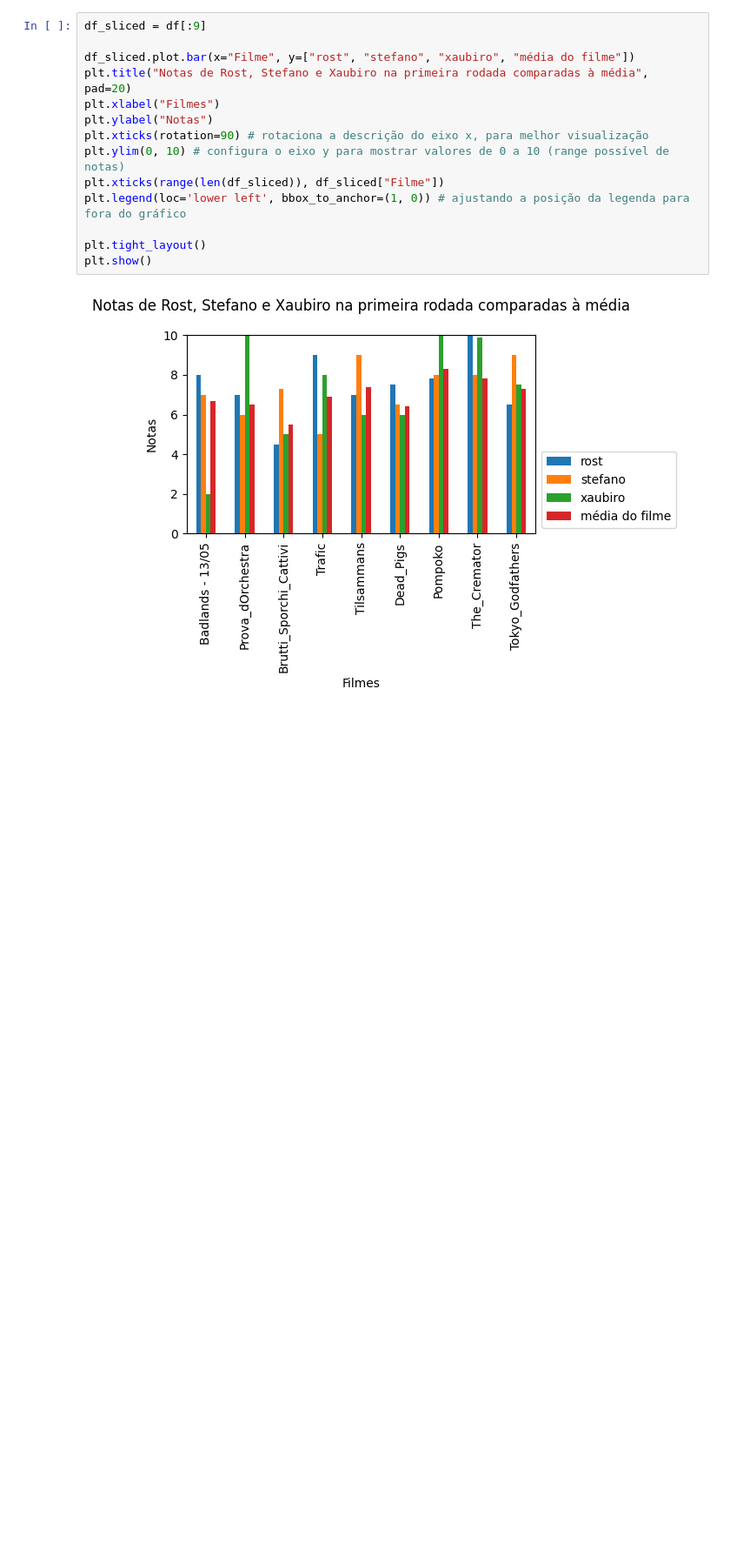
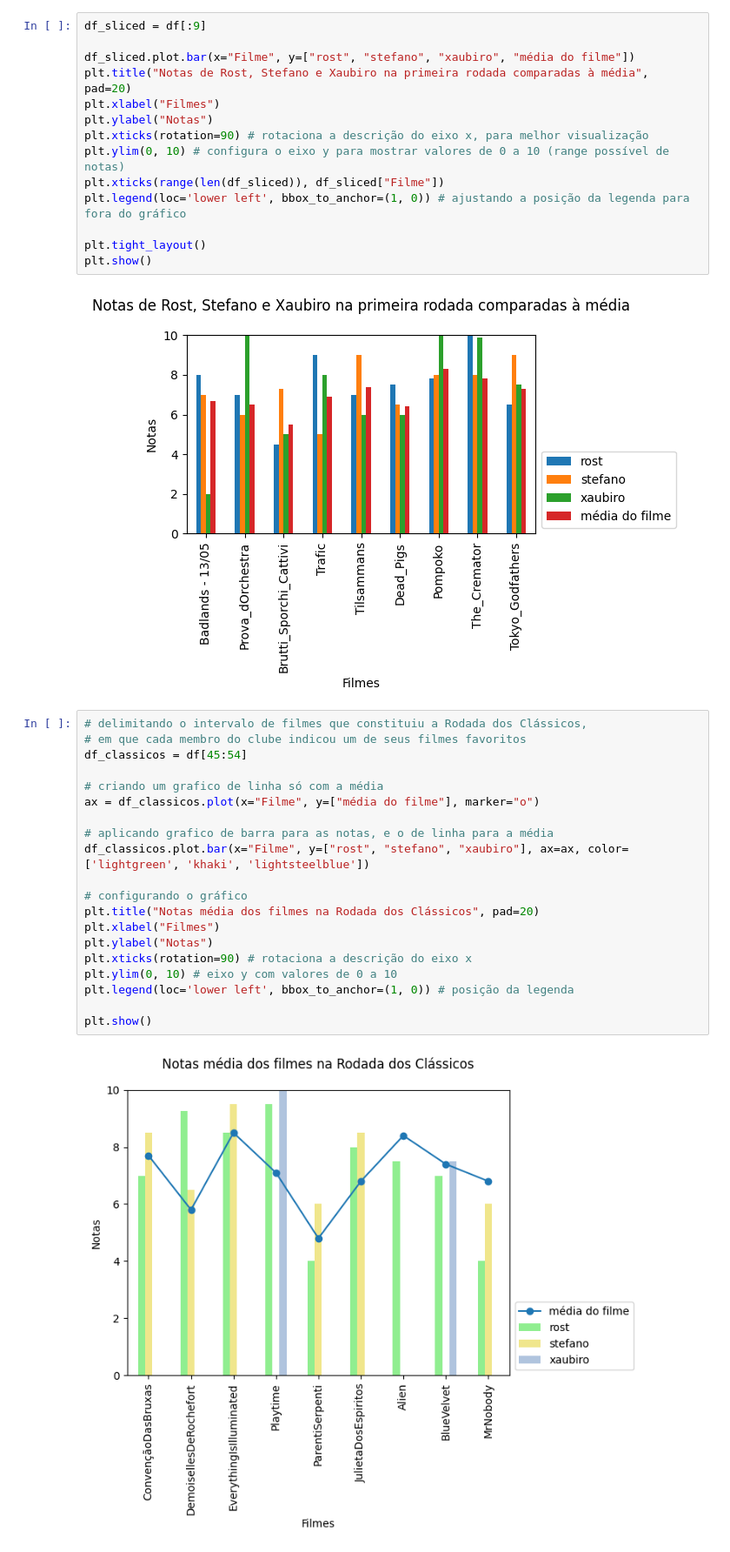
Before and after one commit to feliperost/cineclube, a Jupyter notebook: Cineclube_teste.ipynb, the cells around one changed output. Shown: that part at 87% size. Saved outputs shown, nothing was run; the diff lists cells and outputs as text; blank space fills up the shorter version.

```diff
--- a/Cineclube_teste.ipynb
+++ b/Cineclube_teste.ipynb
@@ -86,3 +86,25 @@ plt.tight_layout()
 plt.show()
 # %% [output]
 [figure]
+# %%
+# delimitando o intervalo de filmes que constituiu a Rodada dos Clássicos,
+# em que cada membro do clube indicou um de seus filmes favoritos
+df_classicos = df[45:54]
+
+# criando um grafico de linha só com a média
+ax = df_classicos.plot(x="Filme", y=["média do filme"], marker="o")
+
+# aplicando grafico de barra para as notas, e o de linha para a média
+df_classicos.plot.bar(x="Filme", y=["rost", "stefano", "xaubiro"], ax=ax, color=['lightgreen', 'khaki', 'lightsteelblue'])
+
+# configurando o gráfico
+plt.title("Notas média dos filmes na Rodada dos Clássicos", pad=20)
+plt.xlabel("Filmes")
+plt.ylabel("Notas")
+plt.xticks(rotation=90) # rotaciona a descrição do eixo x
+plt.ylim(0, 10) # eixo y com valores de 0 a 10
+plt.legend(loc='lower left', bbox_to_anchor=(1, 0)) # posição da legenda
+
+plt.show()
+# %% [output]
+[figure, added]
```
Also changed, not shown: parts of 2 cells of this notebook.
